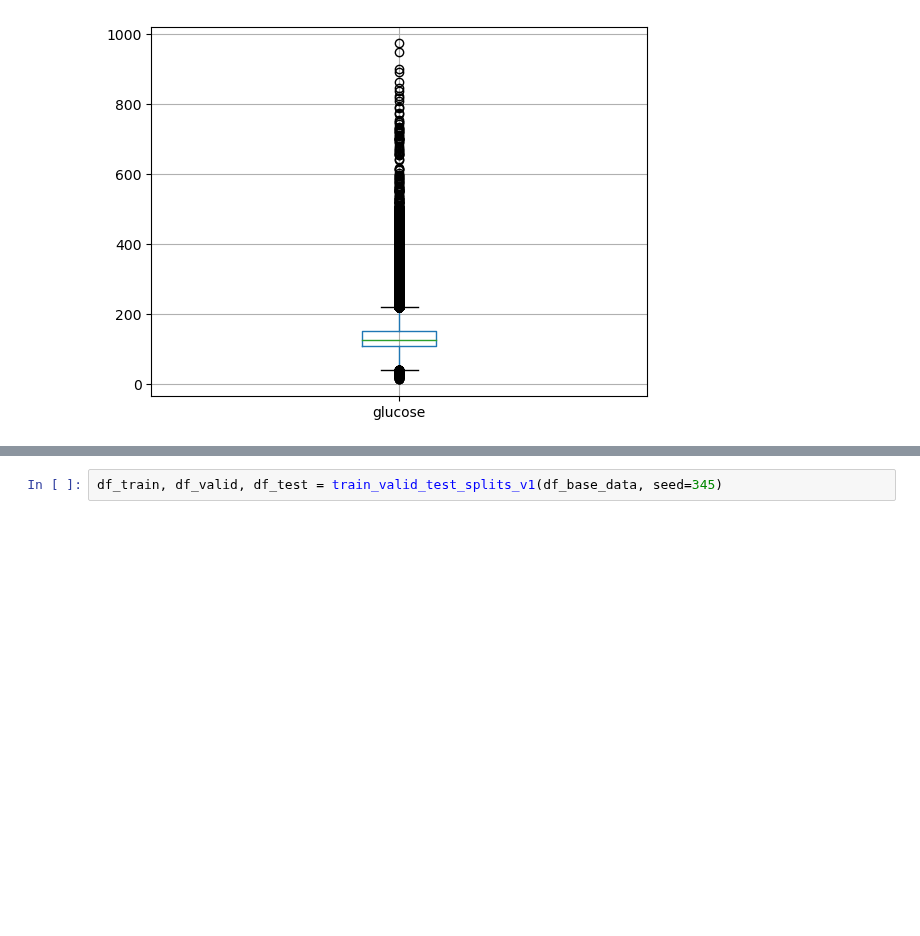
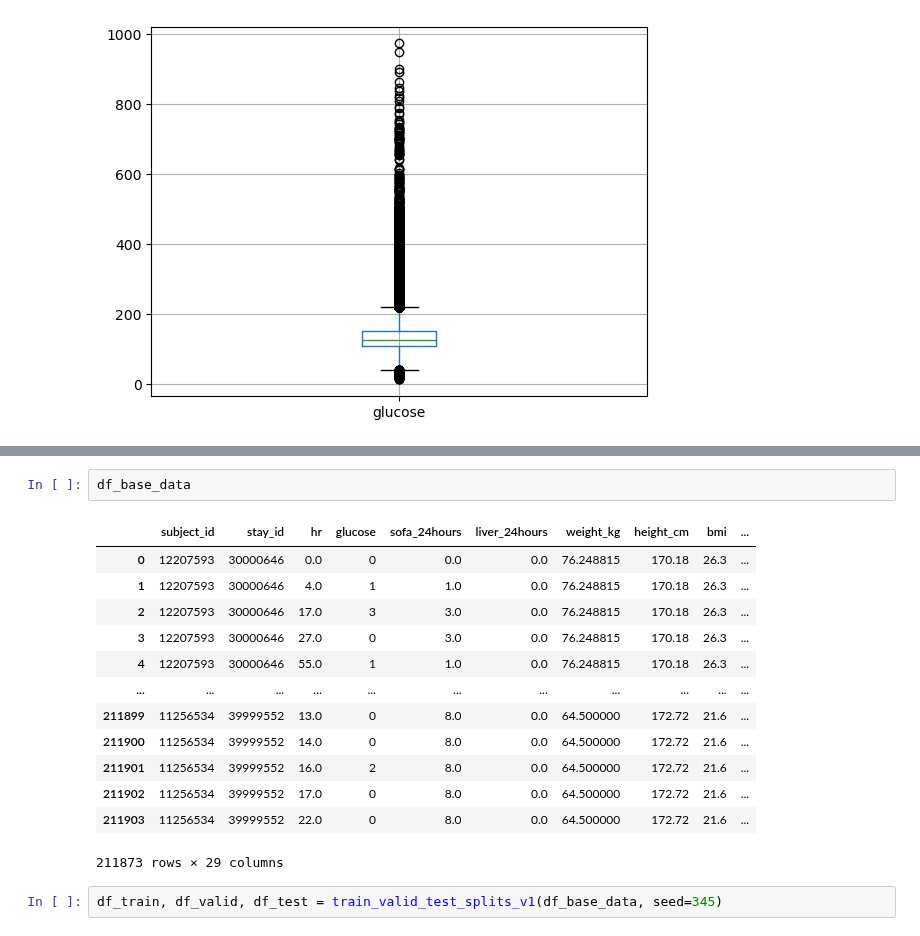
Before and after one commit to Gaurangkarwande/glycemic_control, a Jupyter notebook: data_notebook.ipynb, the cells around one changed output, grey strips where cells are left out. Saved outputs shown, nothing was run; the diff lists cells and outputs as text; blank space fills up the shorter version.

```diff
--- a/data_notebook.ipynb
+++ b/data_notebook.ipynb
@@ -49,3 +64,19 @@ df_base_data.boxplot(column='glucose')
+# %%
+df_base_data
+# %% [output]
+|  | subject_id | stay_id | hr | glucose | sofa_24hours | liver_24hours | weight_kg | height_cm | bmi | ... |
+| 0 | 12207593 | 30000646 | 0.0 | 0 | 0.0 | 0.0 | 76.248815 | 170.18 | 26.3 | ... |
+| 1 | 12207593 | 30000646 | 4.0 | 1 | 1.0 | 0.0 | 76.248815 | 170.18 | 26.3 | ... |
+| 2 | 12207593 | 30000646 | 17.0 | 3 | 3.0 | 0.0 | 76.248815 | 170.18 | 26.3 | ... |
+| 3 | 12207593 | 30000646 | 27.0 | 0 | 3.0 | 0.0 | 76.248815 | 170.18 | 26.3 | ... |
+| 4 | 12207593 | 30000646 | 55.0 | 1 | 1.0 | 0.0 | 76.248815 | 170.18 | 26.3 | ... |
+| ... | ... | ... | ... | ... | ... | ... | ... | ... | ... | ... |
+| 211899 | 11256534 | 39999552 | 13.0 | 0 | 8.0 | 0.0 | 64.500000 | 172.72 | 21.6 | ... |
+| 211900 | 11256534 | 39999552 | 14.0 | 0 | 8.0 | 0.0 | 64.500000 | 172.72 | 21.6 | ... |
+| 211901 | 11256534 | 39999552 | 16.0 | 2 | 8.0 | 0.0 | 64.500000 | 172.72 | 21.6 | ... |
+| 211902 | 11256534 | 39999552 | 17.0 | 0 | 8.0 | 0.0 | 64.500000 | 172.72 | 21.6 | ... |
+| 211903 | 11256534 | 39999552 | 22.0 | 0 | 8.0 | 0.0 | 64.500000 | 172.72 | 21.6 | ... |
+211873 rows × 29 columns
 # %%
 df_train, df_valid, df_test = train_valid_test_splits_v1(df_base_data, seed=345)
 # %%
```
Also changed, not shown: parts of 10 cells of this notebook, 1 other file.
